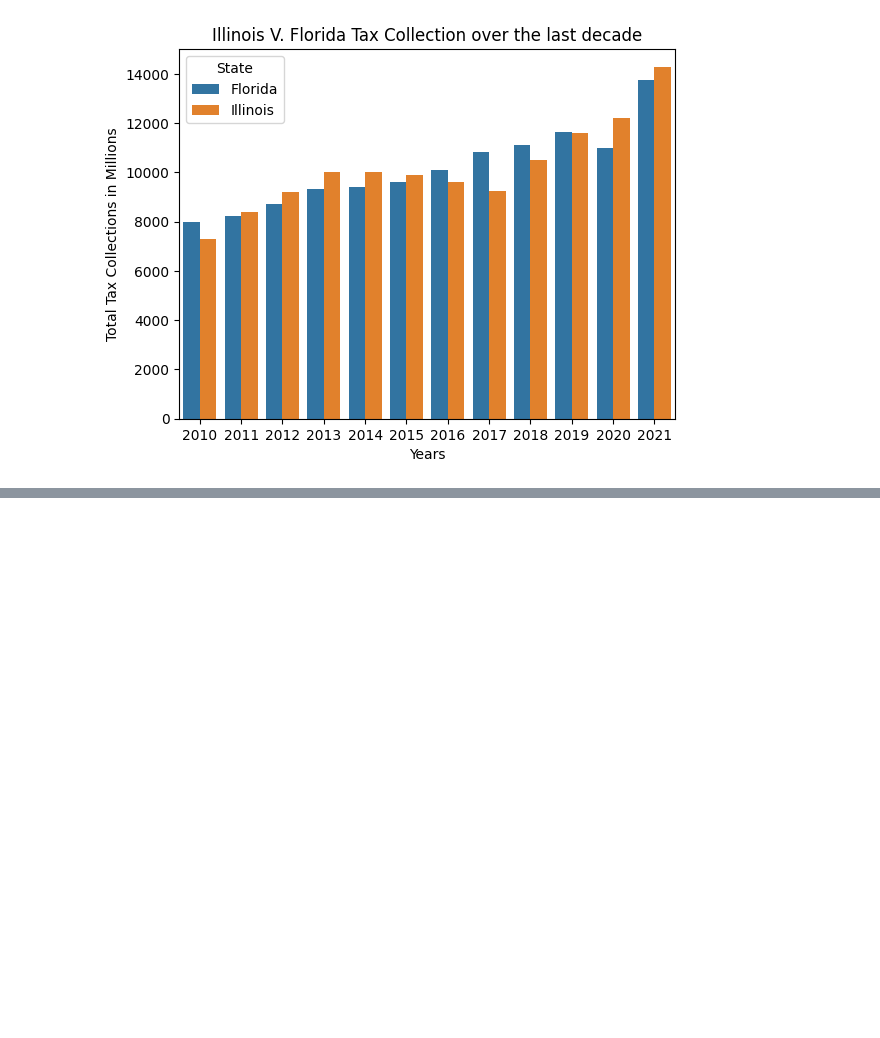
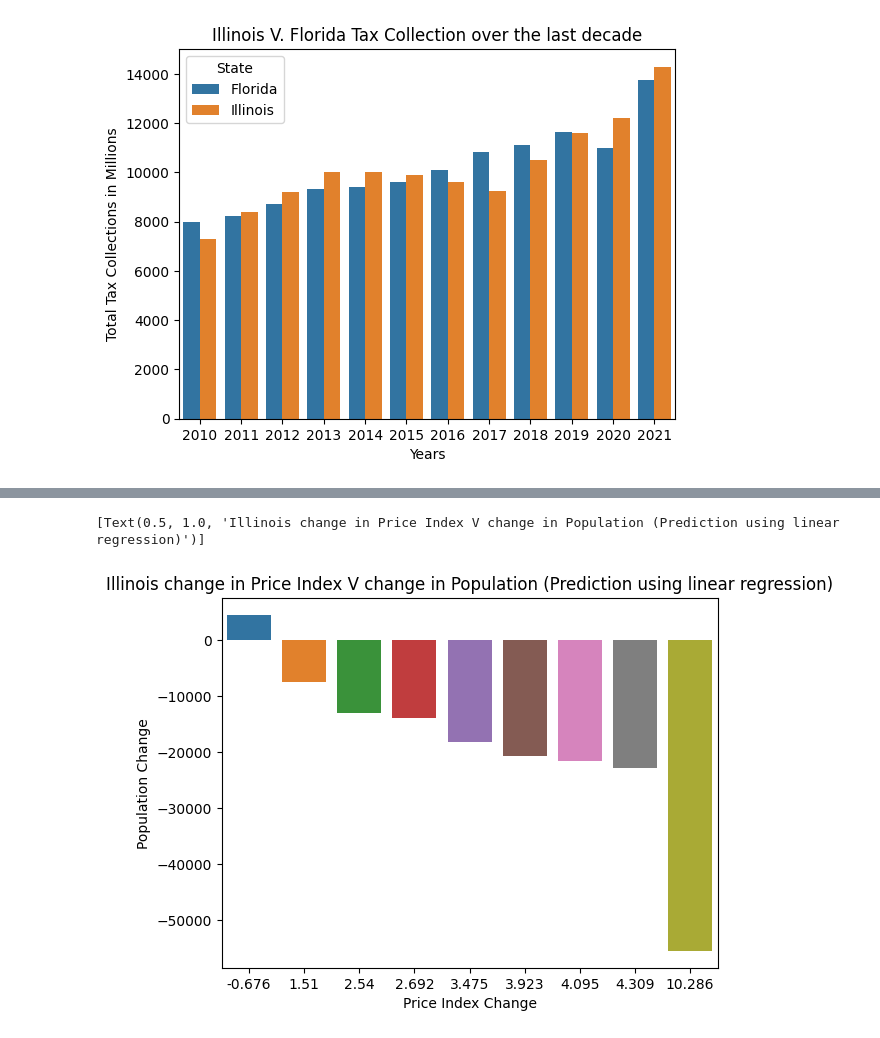
Before and after one commit to biancaatienza/418-project, a Jupyter notebook: Untitled.ipynb, the cells around one changed output, grey strips where cells are left out. Saved outputs shown, nothing was run; the diff lists cells and outputs as text; code cells hidden in the pictures; blank space fills up the shorter version.

```diff
--- a/Untitled.ipynb
+++ b/Untitled.ipynb
@@ -157,0 +206,8 @@ sns.move_legend(gdpPlot, "upper left", bbox_to_anchor=(1, 1))
+# %%
+priceVpopPred = pd.read_csv("predictionTable.csv")
+priceVpopPred
+predictionPlot = sns.barplot(x="Price Index Change",y= "Population Change",data=priceVpopPred)
+predictionPlot.set(title = "Illinois change in Price Index V change in Population (Prediction using linear regression)")
+# %% [output]
+[Text(0.5, 1.0, 'Illinois change in Price Index V change in Population (Prediction using linear regression)')]
+[figure, added]
```
Also changed, not shown: parts of 4 cells of this notebook, 3 other files.
